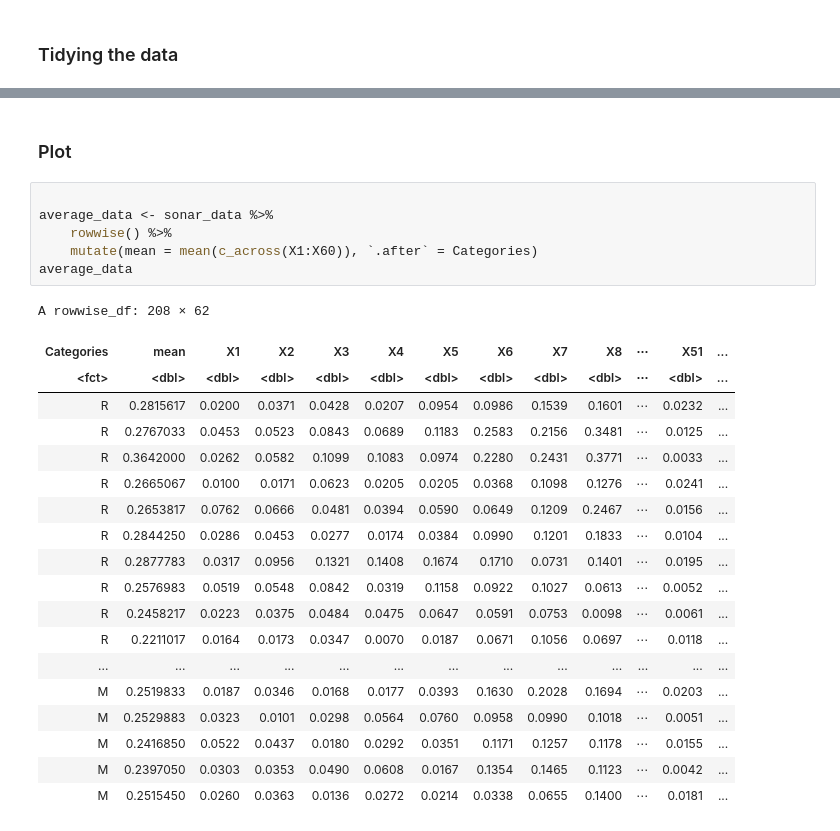
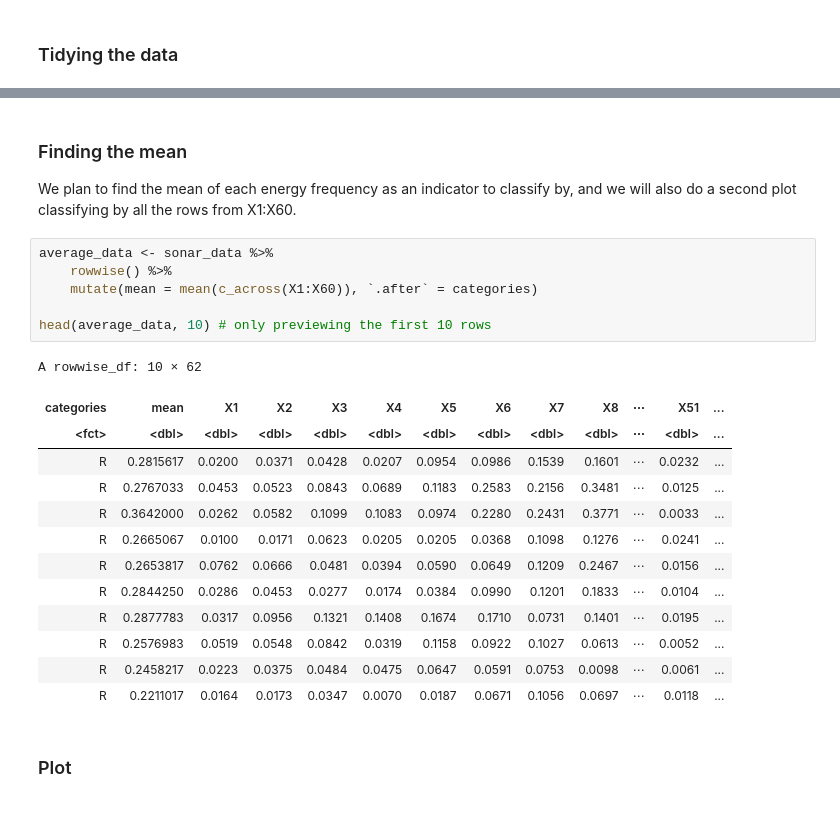
Before and after one commit to ryanarnouk/dsci-100-project, a Jupyter notebook: proposal.ipynb, the cells around one changed output, grey strips where cells are left out. Cells and saved outputs as stored; diff of their text form.

```diff
--- a/proposal.ipynb
+++ b/proposal.ipynb
@@ -146,31 +107,28 @@ cols(
 )
 
 See spec(...) for full column specifications.
+# %% [markdown]
+### Finding the mean
+We plan to find the mean of each energy frequency as an indicator to classify by, and we will also do a second plot classifying by all the rows from X1:X60.
+# %%
+average_data <- sonar_data %>%
+    rowwise() %>%
+    mutate(mean = mean(c_across(X1:X60)), `.after` = categories)
+
+head(average_data, 10) # only previewing the first 10 rows
+# %% [output]
+A rowwise_df: 10 × 62
+| categories | mean | X1 | X2 | X3 | X4 | X5 | X6 | X7 | X8 | ⋯ | X51 | ... |
+| <fct> | <dbl> | <dbl> | <dbl> | <dbl> | <dbl> | <dbl> | <dbl> | <dbl> | <dbl> | ⋯ | <dbl> | ... |
+| R | 0.2815617 | 0.0200 | 0.0371 | 0.0428 | 0.0207 | 0.0954 | 0.0986 | 0.1539 | 0.1601 | ⋯ | 0.0232 | ... |
+| R | 0.2767033 | 0.0453 | 0.0523 | 0.0843 | 0.0689 | 0.1183 | 0.2583 | 0.2156 | 0.3481 | ⋯ | 0.0125 | ... |
+| R | 0.3642000 | 0.0262 | 0.0582 | 0.1099 | 0.1083 | 0.0974 | 0.2280 | 0.2431 | 0.3771 | ⋯ | 0.0033 | ... |
+| R | 0.2665067 | 0.0100 | 0.0171 | 0.0623 | 0.0205 | 0.0205 | 0.0368 | 0.1098 | 0.1276 | ⋯ | 0.0241 | ... |
+| R | 0.2653817 | 0.0762 | 0.0666 | 0.0481 | 0.0394 | 0.0590 | 0.0649 | 0.1209 | 0.2467 | ⋯ | 0.0156 | ... |
+| R | 0.2844250 | 0.0286 | 0.0453 | 0.0277 | 0.0174 | 0.0384 | 0.0990 | 0.1201 | 0.1833 | ⋯ | 0.0104 | ... |
+| R | 0.2877783 | 0.0317 | 0.0956 | 0.1321 | 0.1408 | 0.1674 | 0.1710 | 0.0731 | 0.1401 | ⋯ | 0.0195 | ... |
+| R | 0.2576983 | 0.0519 | 0.0548 | 0.0842 | 0.0319 | 0.1158 | 0.0922 | 0.1027 | 0.0613 | ⋯ | 0.0052 | ... |
+| R | 0.2458217 | 0.0223 | 0.0375 | 0.0484 | 0.0475 | 0.0647 | 0.0591 | 0.0753 | 0.0098 | ⋯ | 0.0061 | ... |
+| R | 0.2211017 | 0.0164 | 0.0173 | 0.0347 | 0.0070 | 0.0187 | 0.0671 | 0.1056 | 0.0697 | ⋯ | 0.0118 | ... |
 # %% [markdown]
 ### Plot
-# %%
-
-average_data <- sonar_data %>%
-    rowwise() %>%
-    mutate(mean = mean(c_across(X1:X60)), `.after` = Categories)
-average_data
-# %% [output]
-A rowwise_df: 208 × 62
-| Categories | mean | X1 | X2 | X3 | X4 | X5 | X6 | X7 | X8 | ⋯ | X51 | ... |
-| <fct> | <dbl> | <dbl> | <dbl> | <dbl> | <dbl> | <dbl> | <dbl> | <dbl> | <dbl> | ⋯ | <dbl> | ... |
-| R | 0.2815617 | 0.0200 | 0.0371 | 0.0428 | 0.0207 | 0.0954 | 0.0986 | 0.1539 | 0.1601 | ⋯ | 0.0232 | ... |
-| R | 0.2767033 | 0.0453 | 0.0523 | 0.0843 | 0.0689 | 0.1183 | 0.2583 | 0.2156 | 0.3481 | ⋯ | 0.0125 | ... |
-| R | 0.3642000 | 0.0262 | 0.0582 | 0.1099 | 0.1083 | 0.0974 | 0.2280 | 0.2431 | 0.3771 | ⋯ | 0.0033 | ... |
-| R | 0.2665067 | 0.0100 | 0.0171 | 0.0623 | 0.0205 | 0.0205 | 0.0368 | 0.1098 | 0.1276 | ⋯ | 0.0241 | ... |
-| R | 0.2653817 | 0.0762 | 0.0666 | 0.0481 | 0.0394 | 0.0590 | 0.0649 | 0.1209 | 0.2467 | ⋯ | 0.0156 | ... |
-| R | 0.2844250 | 0.0286 | 0.0453 | 0.0277 | 0.0174 | 0.0384 | 0.0990 | 0.1201 | 0.1833 | ⋯ | 0.0104 | ... |
-| R | 0.2877783 | 0.0317 | 0.0956 | 0.1321 | 0.1408 | 0.1674 | 0.1710 | 0.0731 | 0.1401 | ⋯ | 0.0195 | ... |
-| R | 0.2576983 | 0.0519 | 0.0548 | 0.0842 | 0.0319 | 0.1158 | 0.0922 | 0.1027 | 0.0613 | ⋯ | 0.0052 | ... |
-| R | 0.2458217 | 0.0223 | 0.0375 | 0.0484 | 0.0475 | 0.0647 | 0.0591 | 0.0753 | 0.0098 | ⋯ | 0.0061 | ... |
-| R | 0.2211017 | 0.0164 | 0.0173 | 0.0347 | 0.0070 | 0.0187 | 0.0671 | 0.1056 | 0.0697 | ⋯ | 0.0118 | ... |
-| ... | ... | ... | ... | ... | ... | ... | ... | ... | ... | ... | ... | ... |
-| M | 0.2519833 | 0.0187 | 0.0346 | 0.0168 | 0.0177 | 0.0393 | 0.1630 | 0.2028 | 0.1694 | ⋯ | 0.0203 | ... |
-| M | 0.2529883 | 0.0323 | 0.0101 | 0.0298 | 0.0564 | 0.0760 | 0.0958 | 0.0990 | 0.1018 | ⋯ | 0.0051 | ... |
-| M | 0.2416850 | 0.0522 | 0.0437 | 0.0180 | 0.0292 | 0.0351 | 0.1171 | 0.1257 | 0.1178 | ⋯ | 0.0155 | ... |
-| M | 0.2397050 | 0.0303 | 0.0353 | 0.0490 | 0.0608 | 0.0167 | 0.1354 | 0.1465 | 0.1123 | ⋯ | 0.0042 | ... |
-| M | 0.2515450 | 0.0260 | 0.0363 | 0.0136 | 0.0272 | 0.0214 | 0.0338 | 0.0655 | 0.1400 | ⋯ | 0.0181 | ... |
```
Also changed, not shown: parts of 9 cells of this notebook.
